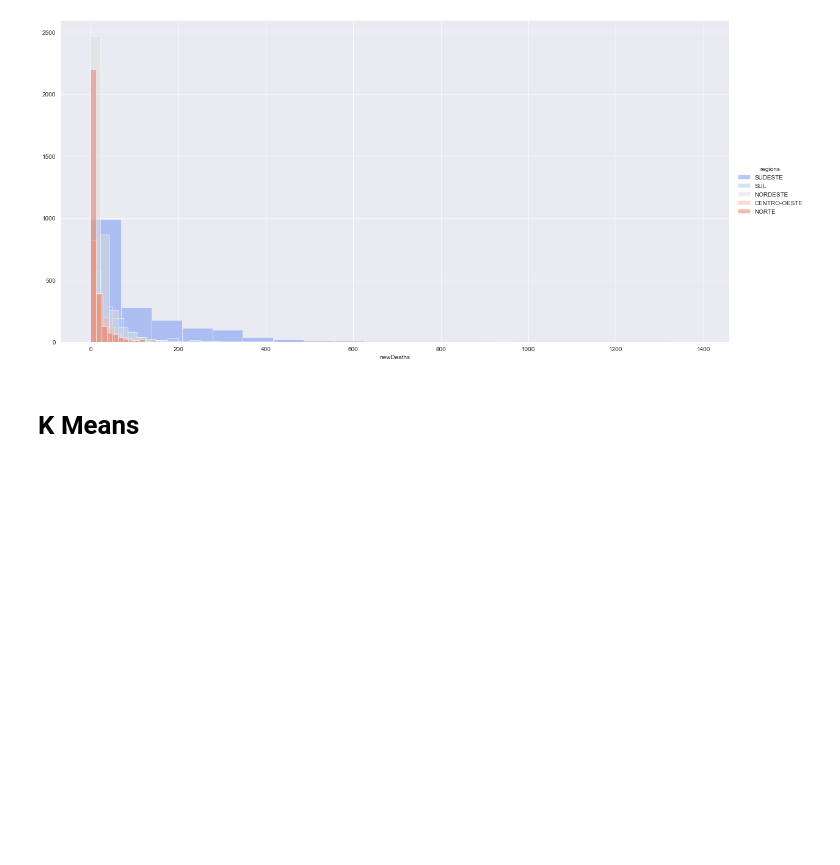
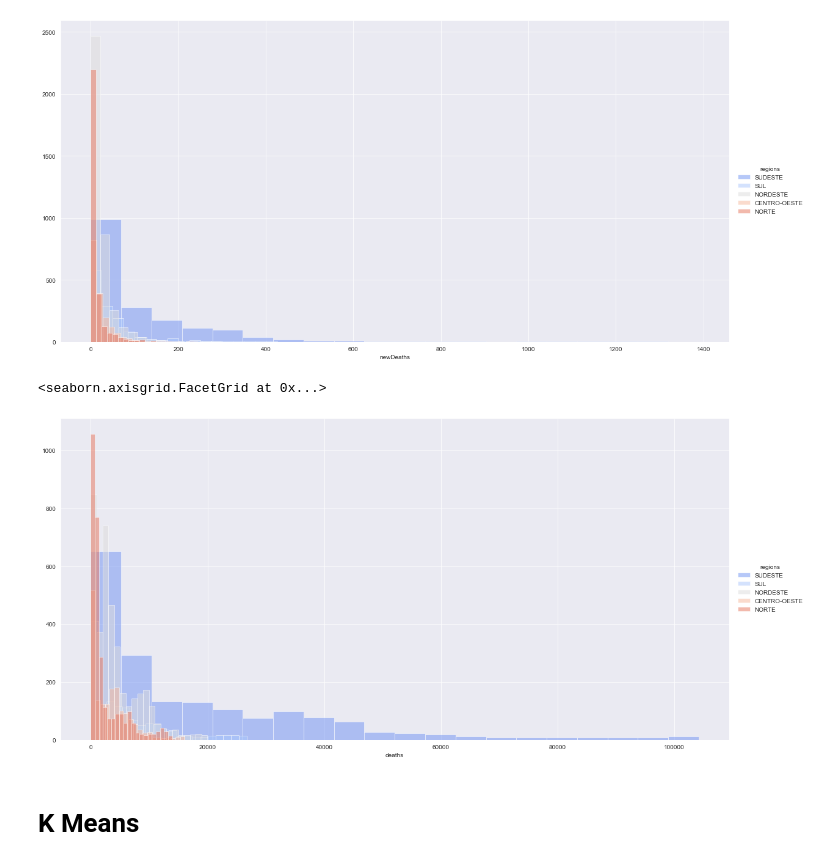
Before and after one commit to Carlos-Xavier/DataScienceUfal, a Jupyter notebook: project.ipynb, the cells around one changed output. Cells and saved outputs as stored; diff of their text form; code cells hidden in the pictures; blank space fills up the shorter version.

```diff
--- a/project.ipynb
+++ b/project.ipynb
@@ -273,6 +274,14 @@ dg.add_legend()
 # %% [output]
 <seaborn.axisgrid.FacetGrid at 0x...>
 [figure]
+# %%
+sns.set_style('darkgrid')
+dg = sns.FacetGrid(dataStates, hue="regions", height=8, palette='coolwarm', aspect=2)
+dg = dg.map(plt.hist, 'deaths', bins=20, alpha=0.5)
+dg.add_legend()
+# %% [output]
+<seaborn.axisgrid.FacetGrid at 0x...>
+[figure, added]
 # %% [markdown]
 # K Means
 # %%
```
Also changed, not shown: parts of 17 cells of this notebook.
